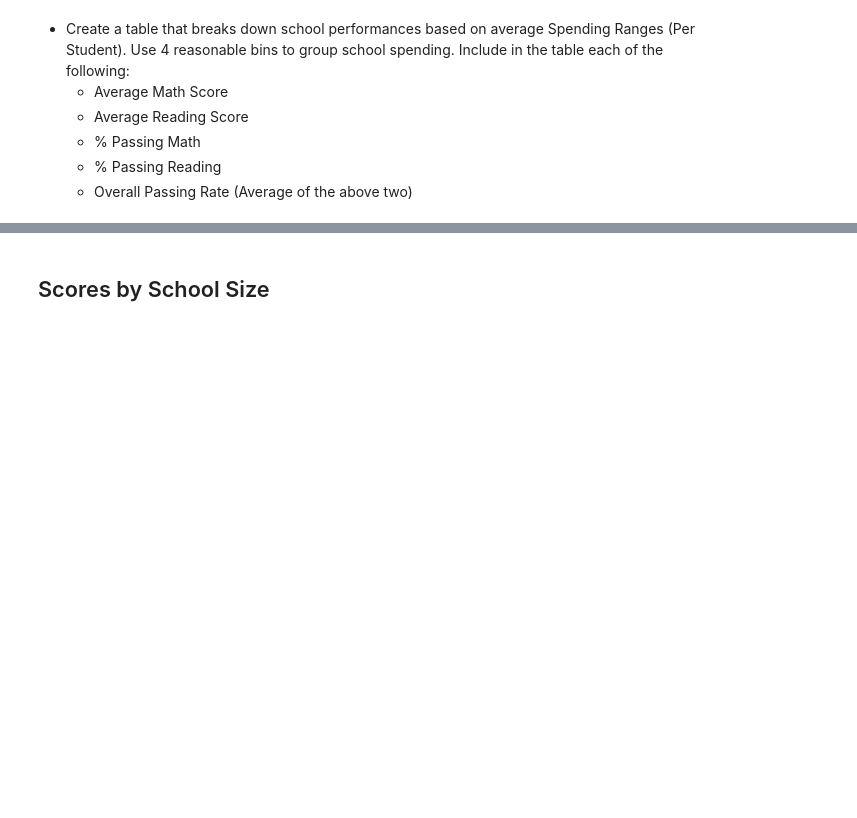
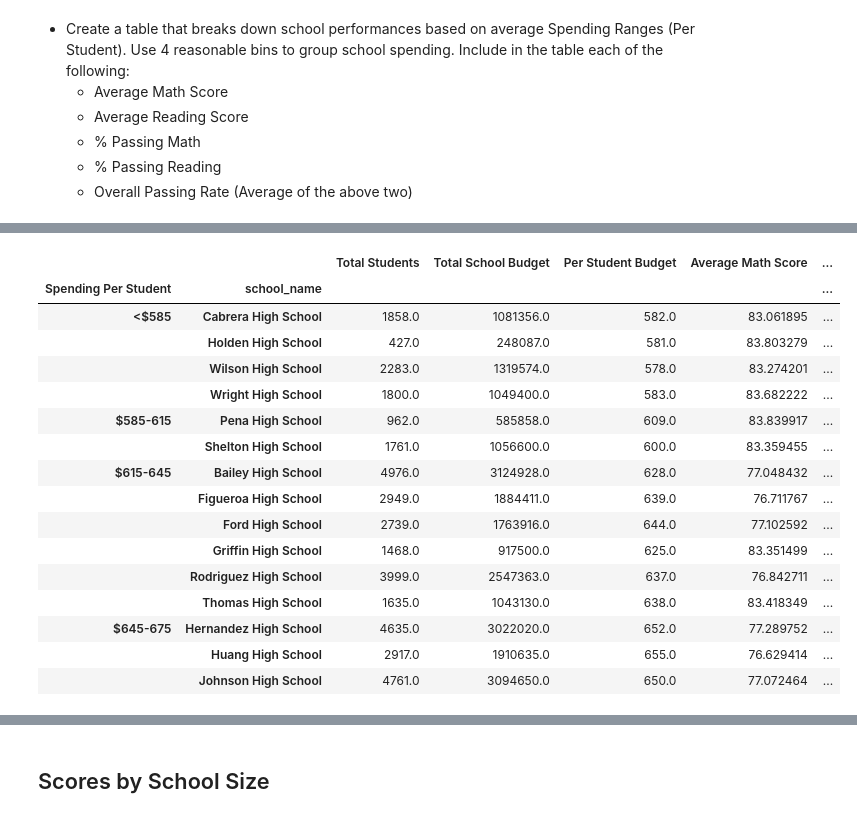
Before and after one commit to cbt8/Pandas_Homework, a Jupyter notebook: PyCitySchools/PyCitySchools_starter.ipynb, the cells around one changed output, grey strips where cells are left out. Saved outputs shown, nothing was run; the diff lists cells and outputs as text; code cells hidden in the pictures; blank space fills up the shorter version.

```diff
--- a/PyCitySchools/PyCitySchools_starter.ipynb
+++ b/PyCitySchools/PyCitySchools_starter.ipynb
@@ -463,0 +538,24 @@ group_names = ["<$585", "$585-615", "$615-645", "$645-675"]
+# %%
+
+schoolnew2 = pd.DataFrame(schoolnew.groupby(['Spending Per Student', 'school_name']).mean()).dropna()
+
+
+schoolnew2
+# %% [output]
+|  |  | Total Students | Total School Budget | Per Student Budget | Average Math Score | ... |
+| Spending Per Student | school_name |  |  |  |  | ... |
+| <$585 | Cabrera High School | 1858.0 | 1081356.0 | 582.0 | 83.061895 | ... |
+|  | Holden High School | 427.0 | 248087.0 | 581.0 | 83.803279 | ... |
+|  | Wilson High School | 2283.0 | 1319574.0 | 578.0 | 83.274201 | ... |
+|  | Wright High School | 1800.0 | 1049400.0 | 583.0 | 83.682222 | ... |
+| $585-615 | Pena High School | 962.0 | 585858.0 | 609.0 | 83.839917 | ... |
+|  | Shelton High School | 1761.0 | 1056600.0 | 600.0 | 83.359455 | ... |
+| $615-645 | Bailey High School | 4976.0 | 3124928.0 | 628.0 | 77.048432 | ... |
+|  | Figueroa High School | 2949.0 | 1884411.0 | 639.0 | 76.711767 | ... |
+|  | Ford High School | 2739.0 | 1763916.0 | 644.0 | 77.102592 | ... |
+|  | Griffin High School | 1468.0 | 917500.0 | 625.0 | 83.351499 | ... |
+|  | Rodriguez High School | 3999.0 | 2547363.0 | 637.0 | 76.842711 | ... |
+|  | Thomas High School | 1635.0 | 1043130.0 | 638.0 | 83.418349 | ... |
+| $645-675 | Hernandez High School | 4635.0 | 3022020.0 | 652.0 | 77.289752 | ... |
+|  | Huang High School | 2917.0 | 1910635.0 | 655.0 | 76.629414 | ... |
+|  | Johnson High School | 4761.0 | 3094650.0 | 650.0 | 77.072464 | ... |
```
Also changed, not shown: parts of 14 cells of this notebook.
